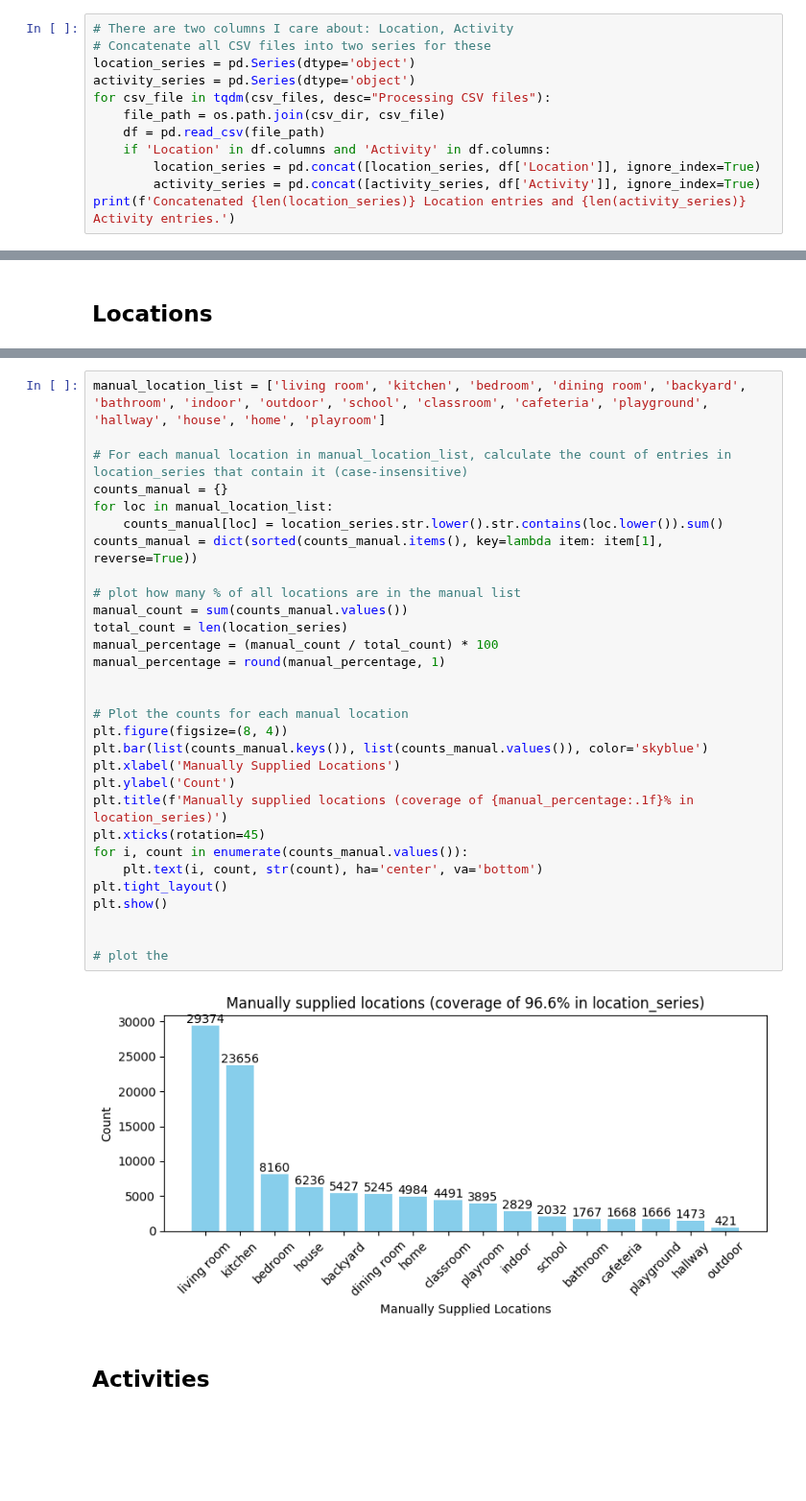
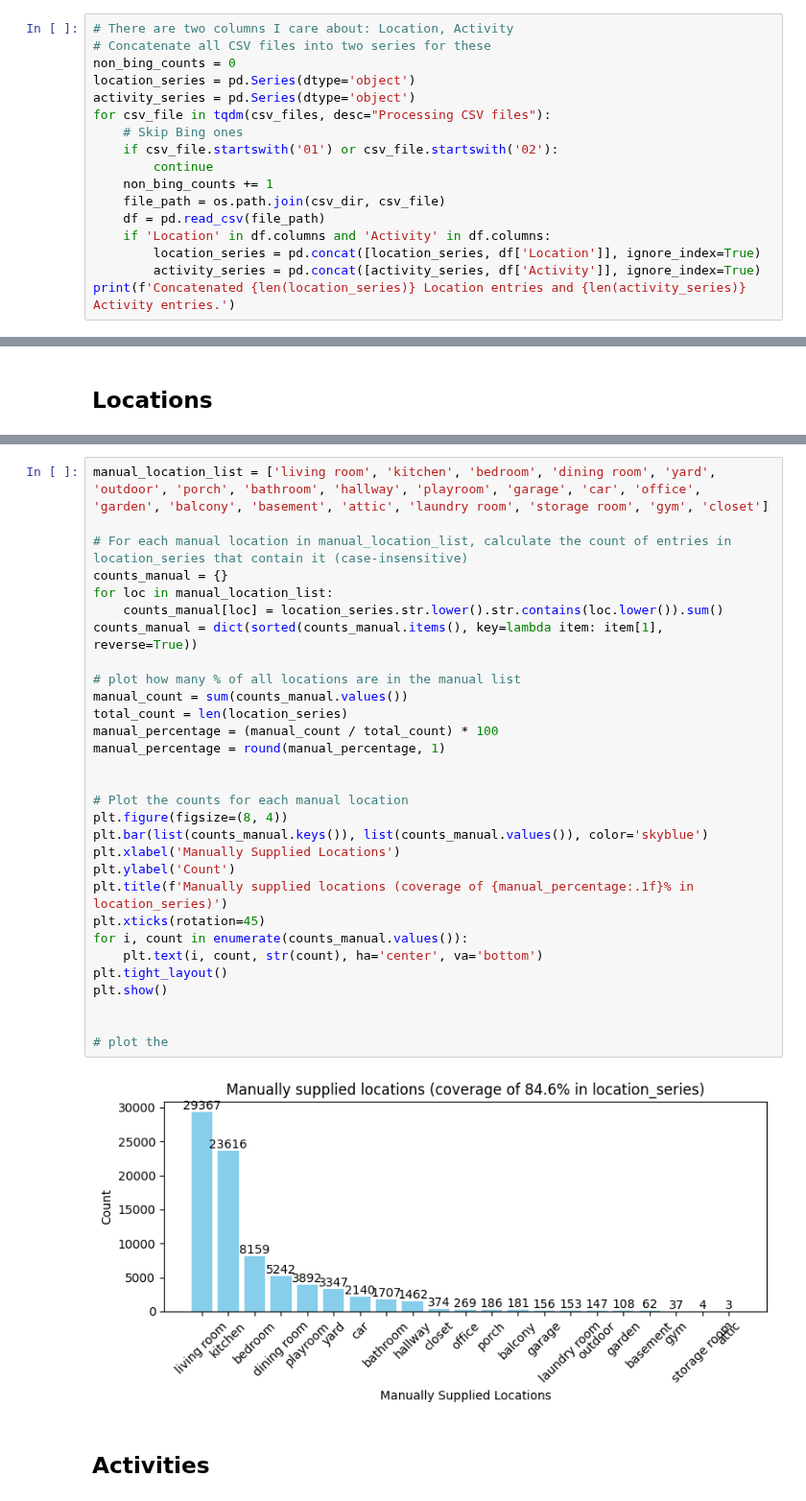
Before and after one commit to babyview-project/object-detection, a Jupyter notebook: video-qa/process_unconstrained_results.ipynb, the cells around one changed output, grey strips where cells are left out. Shown at 96% size. Cells and saved outputs as stored; diff of their text form; blank space fills up the shorter version.

Commit message:
exclude bing from unconstrained

```diff
--- a/video-qa/process_unconstrained_results.ipynb
+++ b/video-qa/process_unconstrained_results.ipynb
@@ -15,9 +25,14 @@ Found 5711 CSV files in /ccn2/u/khaiaw/Code/babyview-pose/object-detection/video
 # %%
 # There are two columns I care about: Location, Activity
 # Concatenate all CSV files into two series for these
+non_bing_counts = 0
 location_series = pd.Series(dtype='object')
 activity_series = pd.Series(dtype='object')
 for csv_file in tqdm(csv_files, desc="Processing CSV files"):
+    # Skip Bing ones
+    if csv_file.startswith('01') or csv_file.startswith('02'):
+        continue
+    non_bing_counts += 1
     file_path = os.path.join(csv_dir, csv_file)
     df = pd.read_csv(file_path)
     if 'Location' in df.columns and 'Activity' in df.columns:
@@ -110,35 +125,35 @@ plt.tight_layout()
 # %%
-manual_location_list = ['living room', 'kitchen', 'bedroom', 'dining room', 'backyard', 'bathroom', 'indoor', 'outdoor', 'school', 'classroom', 'cafeteria', 'playground', 'hallway', 'house', 'home', 'playroom']
+manual_location_list = ['living room', 'kitchen', 'bedroom', 'dining room', 'yard', 'outdoor', 'porch', 'bathroom', 'hallway', 'playroom', 'garage', 'car', 'office', 'garden', 'balcony', 'basement', 'attic', 'laundry room', 'storage room', 'gym', 'closet']
 
 # For each manual location in manual_location_list, calculate the count of entries in location_series that contain it (case-insensitive)
 counts_manual = {}
 for loc in manual_location_list:
     counts_manual[loc] = location_series.str.lower().str.contains(loc.lower()).sum()
 counts_manual = dict(sorted(counts_manual.items(), key=lambda item: item[1], reverse=True))
 
 # plot how many % of all locations are in the manual list
 manual_count = sum(counts_manual.values())
 total_count = len(location_series)
 manual_percentage = (manual_count / total_count) * 100
 manual_percentage = round(manual_percentage, 1)
 
 
 # Plot the counts for each manual location
 plt.figure(figsize=(8, 4))
 plt.bar(list(counts_manual.keys()), list(counts_manual.values()), color='skyblue')
 plt.xlabel('Manually Supplied Locations')
 plt.ylabel('Count')
 plt.title(f'Manually supplied locations (coverage of {manual_percentage:.1f}% in location_series)')
 plt.xticks(rotation=45)
 for i, count in enumerate(counts_manual.values()):
     plt.text(i, count, str(count), ha='center', va='bottom')
 plt.tight_layout()
 plt.show()
 
 
 # plot the
 # %% [output]
-[figure, old version]
+[figure, new version]
 # %% [markdown]
 ## Activities
 # %%
```
Also changed, not shown: parts of 7 cells of this notebook.
